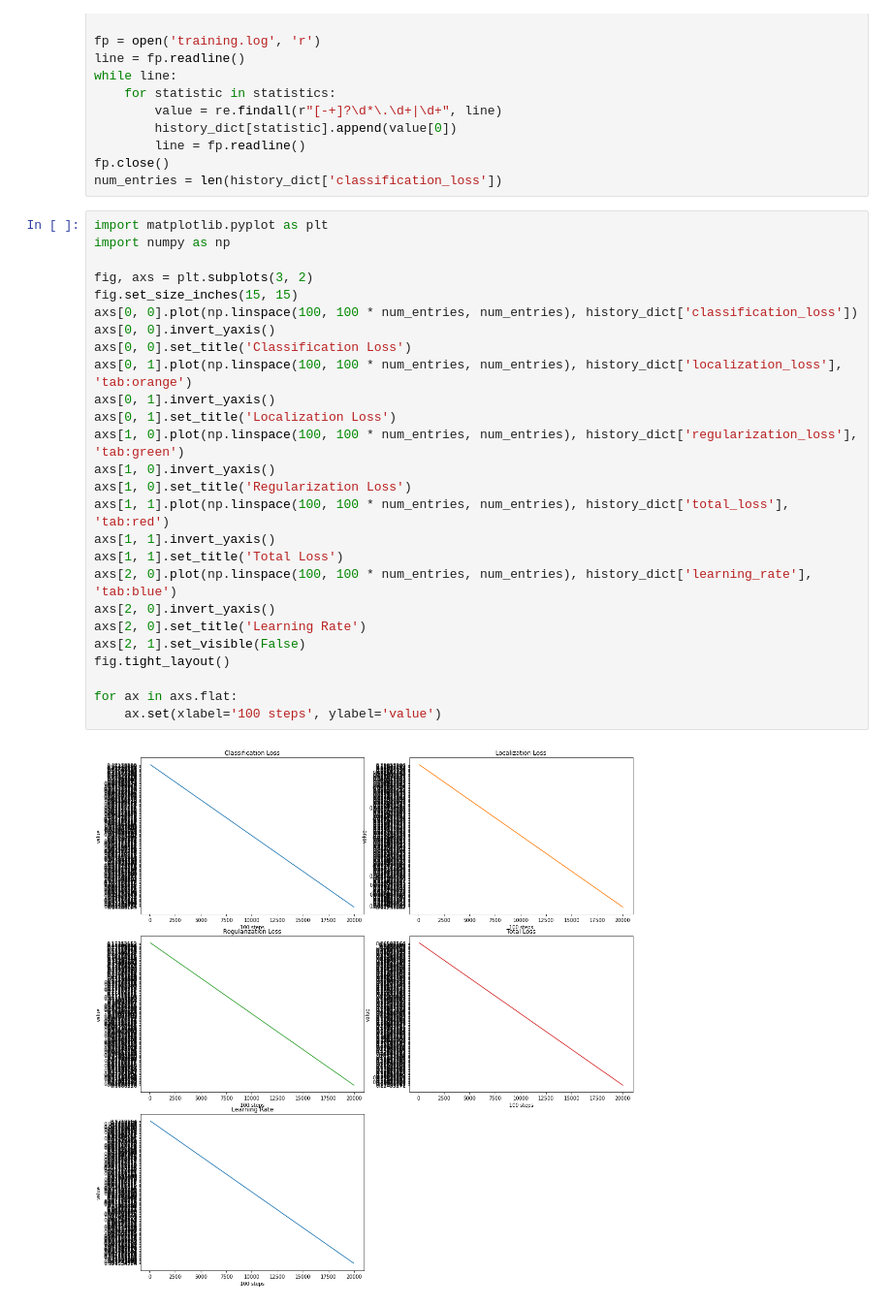
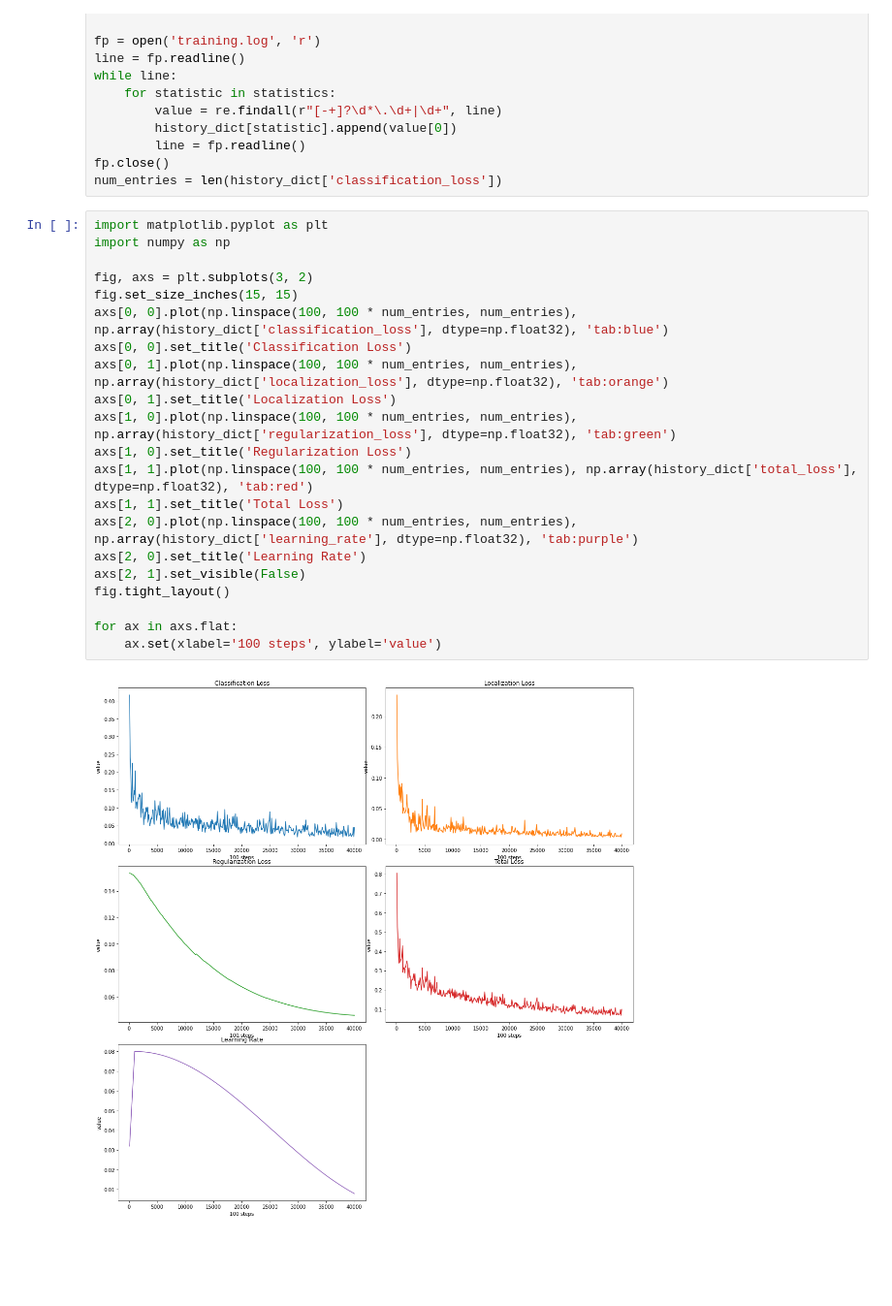
Before and after one commit to MarzioVallero/ML-Based-Blender-Gestural-Input-Interface, a Jupyter notebook: DatasetGeneration.ipynb, the cells around one changed output. Shown at 97% size. Cells and saved outputs as stored; diff of their text form; blank space fills up the shorter version.

Commit message:
Fix float plotting functions

```diff
--- a/DatasetGeneration.ipynb
+++ b/DatasetGeneration.ipynb
@@ -382,28 +382,23 @@ num_entries = len(history_dict['classification_loss'])
 # %%
 import matplotlib.pyplot as plt
 import numpy as np
 
 fig, axs = plt.subplots(3, 2)
 fig.set_size_inches(15, 15)
-axs[0, 0].plot(np.linspace(100, 100 * num_entries, num_entries), history_dict['classification_loss'])
-axs[0, 0].invert_yaxis()
+axs[0, 0].plot(np.linspace(100, 100 * num_entries, num_entries), np.array(history_dict['classification_loss'], dtype=np.float32), 'tab:blue')
 axs[0, 0].set_title('Classification Loss')
-axs[0, 1].plot(np.linspace(100, 100 * num_entries, num_entries), history_dict['localization_loss'], 'tab:orange')
-axs[0, 1].invert_yaxis()
+axs[0, 1].plot(np.linspace(100, 100 * num_entries, num_entries), np.array(history_dict['localization_loss'], dtype=np.float32), 'tab:orange')
 axs[0, 1].set_title('Localization Loss')
-axs[1, 0].plot(np.linspace(100, 100 * num_entries, num_entries), history_dict['regularization_loss'], 'tab:green')
-axs[1, 0].invert_yaxis()
+axs[1, 0].plot(np.linspace(100, 100 * num_entries, num_entries), np.array(history_dict['regularization_loss'], dtype=np.float32), 'tab:green')
 axs[1, 0].set_title('Regularization Loss')
-axs[1, 1].plot(np.linspace(100, 100 * num_entries, num_entries), history_dict['total_loss'], 'tab:red')
-axs[1, 1].invert_yaxis()
+axs[1, 1].plot(np.linspace(100, 100 * num_entries, num_entries), np.array(history_dict['total_loss'], dtype=np.float32), 'tab:red')
 axs[1, 1].set_title('Total Loss')
-axs[2, 0].plot(np.linspace(100, 100 * num_entries, num_entries), history_dict['learning_rate'], 'tab:blue')
-axs[2, 0].invert_yaxis()
+axs[2, 0].plot(np.linspace(100, 100 * num_entries, num_entries), np.array(history_dict['learning_rate'], dtype=np.float32), 'tab:purple')
 axs[2, 0].set_title('Learning Rate')
 axs[2, 1].set_visible(False)
 fig.tight_layout()
 
 for ax in axs.flat:
     ax.set(xlabel='100 steps', ylabel='value')
 # %% [output]
-[figure, old version]
+[figure, new version]
```
